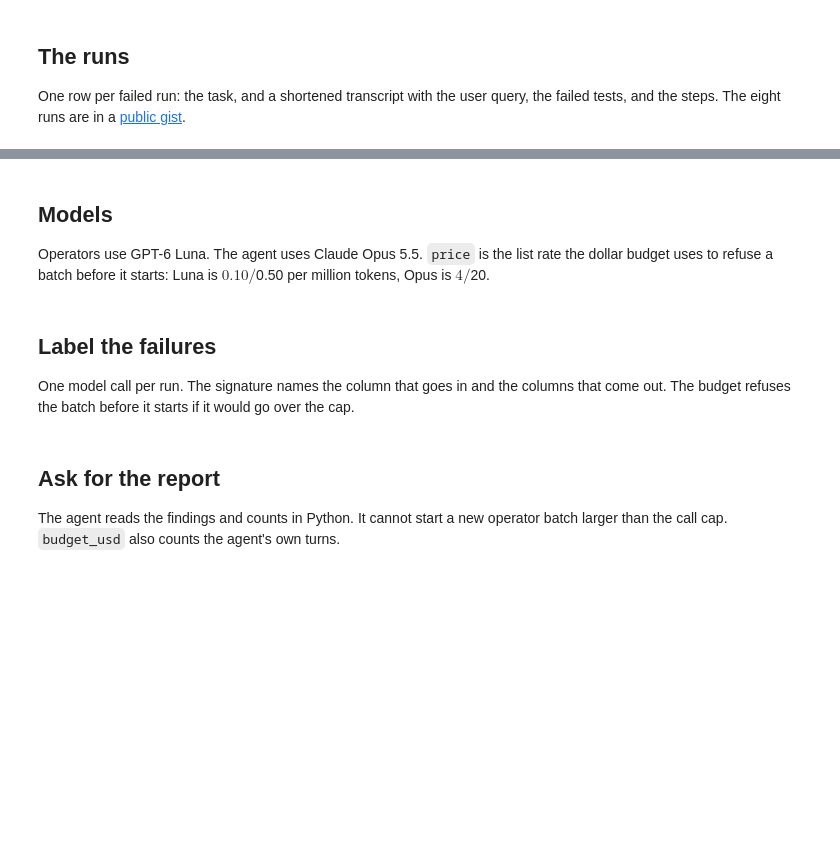
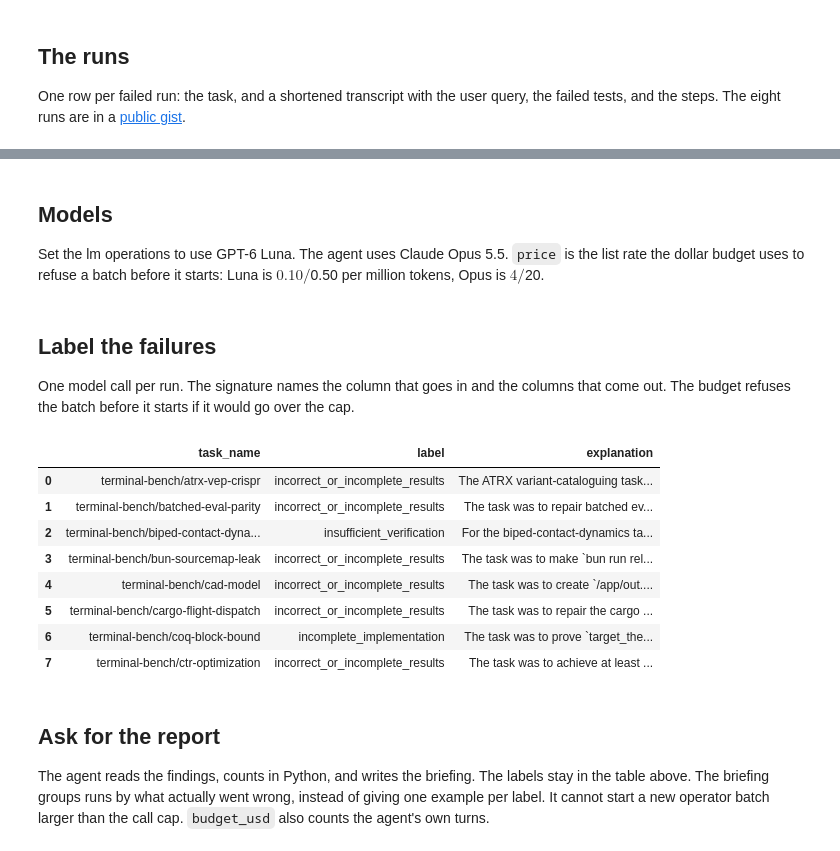
Before and after one commit to Ziems/tracepress, a Jupyter notebook: examples/colab.ipynb, the cells around one changed output, grey strips where cells are left out. Drawn from its saved outputs; the diff is of its cells as text; code cells hidden in the pictures; blank space fills up the shorter version.

Commit message:
Ask the Colab agent for a failure briefing instead of one example per label.

```diff
--- a/examples/colab.ipynb
+++ b/examples/colab.ipynb
@@ -35,7 +41,7 @@ runs.assign(chars=runs.document.str.len())[["session_id", "task_name", "chars"]]
 # %% [markdown]
 ## Models
 
-Operators use GPT-6 Luna. The agent uses Claude Opus 5.5. `price` is the list rate the dollar budget uses to refuse a batch before it starts: Luna is $0.10 / $0.50 per million tokens, Opus is $4 / $20.
+Set the lm operations to use GPT-6 Luna. The agent uses Claude Opus 5.5. `price` is the list rate the dollar budget uses to refuse a batch before it starts: Luna is $0.10 / $0.50 per million tokens, Opus is $4 / $20.
 # %%
 from pathlib import Path
 
@@ -64,35 +70,46 @@ One model call per run. The signature names the column that goes in and the colu
 # %%
 LABELS = (
     "incorrect_or_incomplete_results, constraint_or_edge_case, "
     "insufficient_verification, performance_or_resources, incomplete_implementation, "
     "integration_or_delivery, security_or_robustness"
 )
 LABEL_TYPE = "Literal['" + "', '".join(part.strip() for part in LABELS.split(",")) + "']"
 
 
 @ws.pipeline(
     description=(
         "Explains and labels why each failed run failed. "
         "Input: session_id, task_name, and document. "
         "Output: run_findings, one row per run, with explanation and label."
     )
 )
 def failure_modes(runs):
     return runs.lm_map(
         f"document -> explanation, label: {LABEL_TYPE}",
         "This document is one raw failed agent run. "
-        "Explain in two or three sentences why the run failed, naming the concrete "
-        "error, number, or constraint. "
+        "Explain in two or three sentences why it failed. Name the task, the concrete "
+        "wrong output, number, or constraint, and what the model did instead. "
+        "If the trace shows no real test failure, say that. "
         f"label is exactly one of: {LABELS}.",
         save_as="run_findings",
     )
 
 
 with tp.budget(max_calls=8, max_usd=0.10):
     findings = failure_modes(runs)
 
 findings[["task_name", "label", "explanation"]]
+# %% [output]
+|  | task_name | label | explanation |
+| 0 | terminal-bench/atrx-vep-crispr | incorrect_or_incomplete_results | The ATRX variant-cataloguing task... |
+| 1 | terminal-bench/batched-eval-parity | incorrect_or_incomplete_results | The task was to repair batched ev... |
+| 2 | terminal-bench/biped-contact-dyna... | insufficient_verification | For the biped-contact-dynamics ta... |
+| 3 | terminal-bench/bun-sourcemap-leak | incorrect_or_incomplete_results | The task was to make `bun run rel... |
+| 4 | terminal-bench/cad-model | incorrect_or_incomplete_results | The task was to create `/app/out.... |
+| 5 | terminal-bench/cargo-flight-dispatch | incorrect_or_incomplete_results | The task was to repair the cargo ... |
+| 6 | terminal-bench/coq-block-bound | incomplete_implementation | The task was to prove `target_the... |
+| 7 | terminal-bench/ctr-optimization | incorrect_or_incomplete_results | The task was to achieve at least ... |
 # %% [markdown]
 ## Ask for the report
 
-The agent reads the findings and counts in Python. It cannot start a new operator batch larger than the call cap. `budget_usd` also counts the agent's own turns.
+The agent reads the findings, counts in Python, and writes the briefing. The labels stay in the table above. The briefing groups runs by what actually went wrong, instead of giving one example per label. It cannot start a new operator batch larger than the call cap. `budget_usd` also counts the agent's own turns.
```
Also changed, not shown: parts of 6 cells of this notebook.
